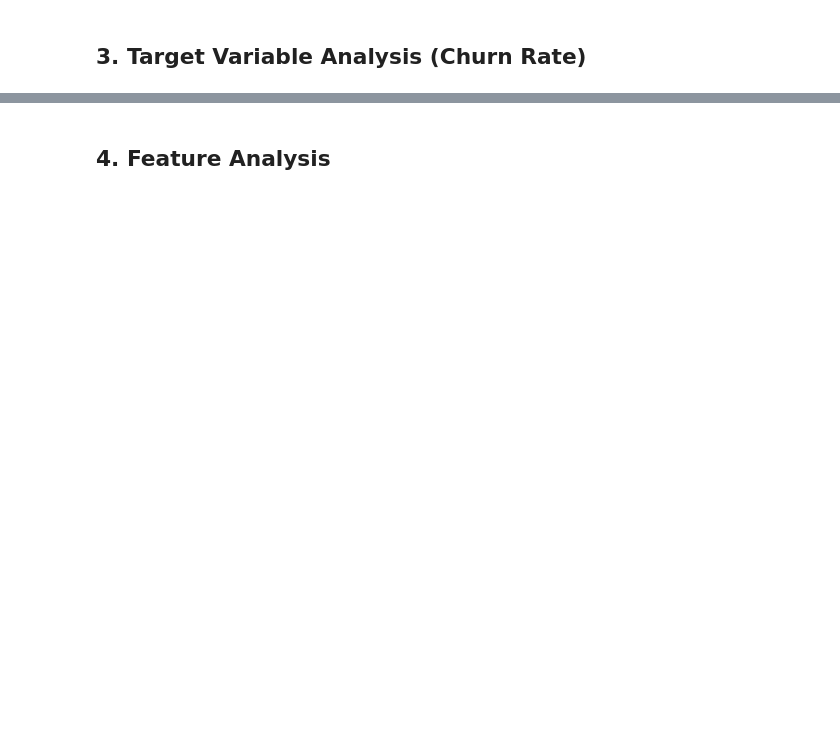
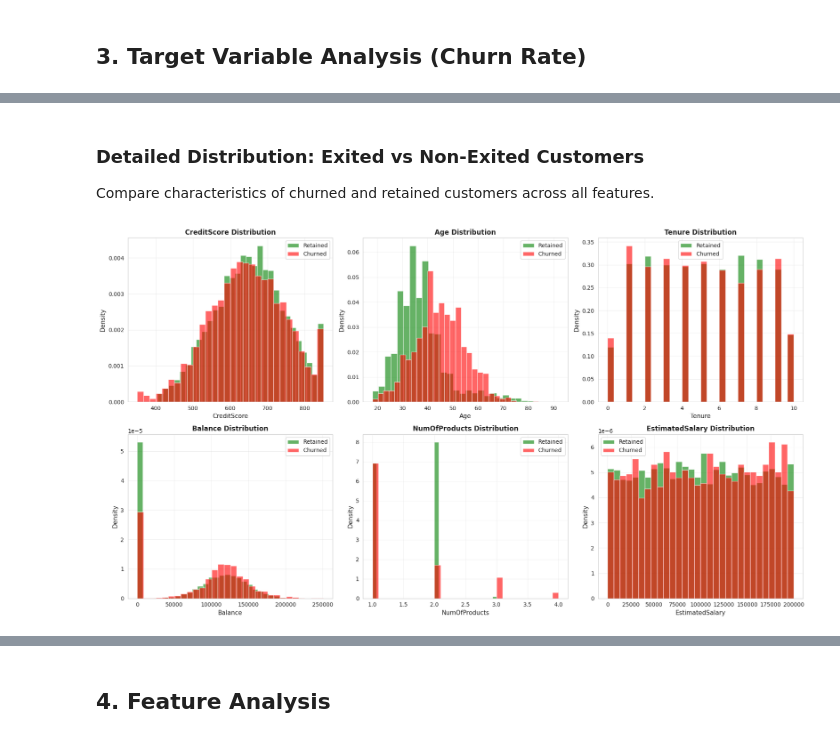
Before and after one commit to longdang193/customer-churn-prediction-azureml, a Jupyter notebook: notebooks/eda.ipynb, the cells around one changed output, grey strips where cells are left out. Cells and saved outputs as stored; diff of their text form; code cells hidden in the pictures; blank space fills up the shorter version.

```diff
--- a/notebooks/eda.ipynb
+++ b/notebooks/eda.ipynb
@@ -108,0 +257,28 @@ print(f"\n⚠️ Class Imbalance: {churn_rate:.2%} churned vs {(1-churn_rate):.2
+# %% [markdown]
+### Detailed Distribution: Exited vs Non-Exited Customers
+
+Compare characteristics of churned and retained customers across all features.
+# %%
+# Visualization 1: Distribution comparison for numerical features
+fig, axes = plt.subplots(2, 3, figsize=(18, 10))
+axes = axes.ravel()
+
+for idx, feature in enumerate(numerical_features):
+    ax = axes[idx]
+
+    # Histogram with KDE
+    retained[feature].hist(bins=30, alpha=0.6, label='Retained', color='green',
+                           density=True, ax=ax)
+    churned[feature].hist(bins=30, alpha=0.6, label='Churned', color='red',
+                          density=True, ax=ax)
+
+    ax.set_xlabel(feature, fontsize=11)
+    ax.set_ylabel('Density', fontsize=11)
+    ax.set_title(f'{feature} Distribution', fontsize=12, fontweight='bold')
+    ax.legend()
+    ax.grid(alpha=0.3)
+
+plt.tight_layout()
+plt.show()
+# %% [output]
+[figure, added]
```
Also changed, not shown: parts of 19 cells of this notebook, 38 other files.
